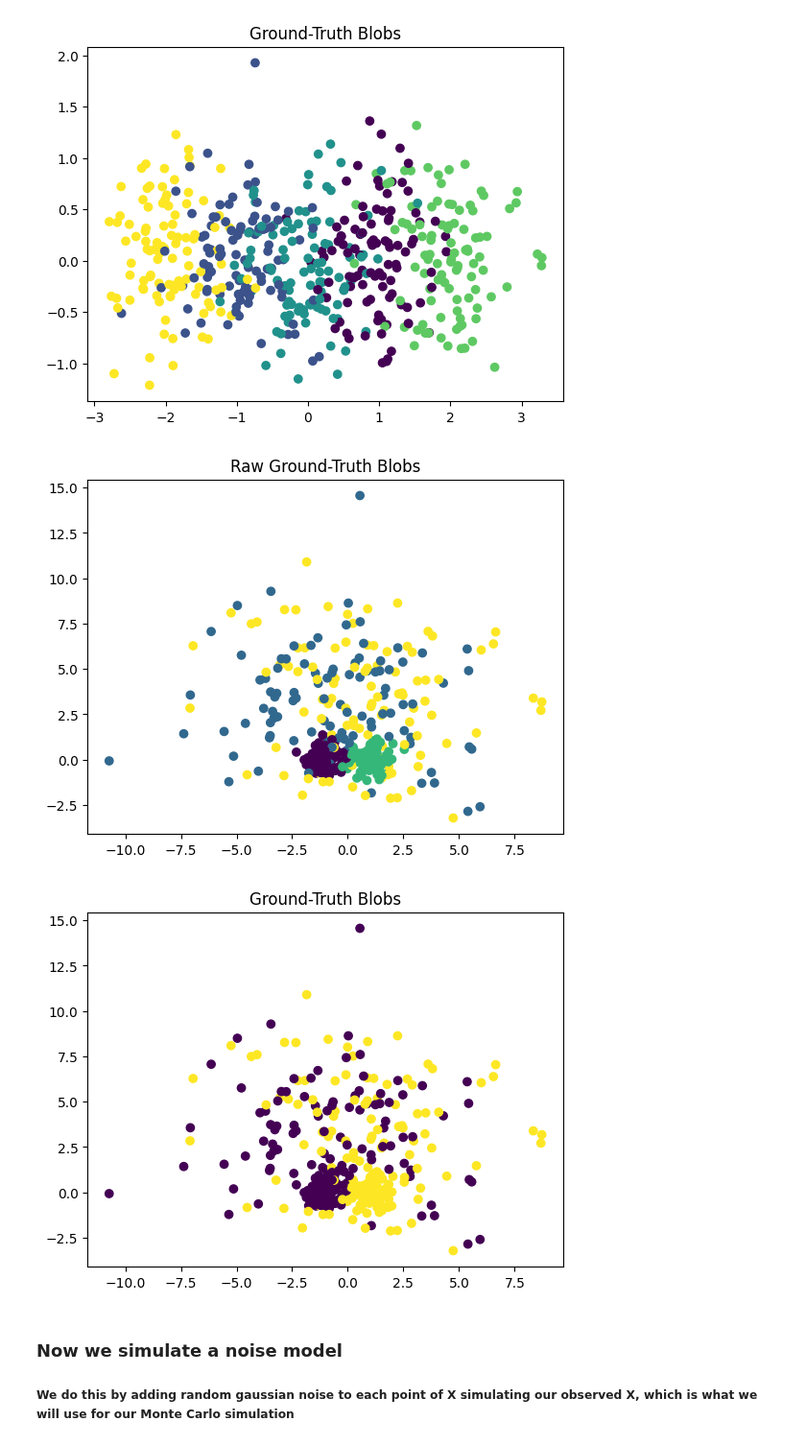
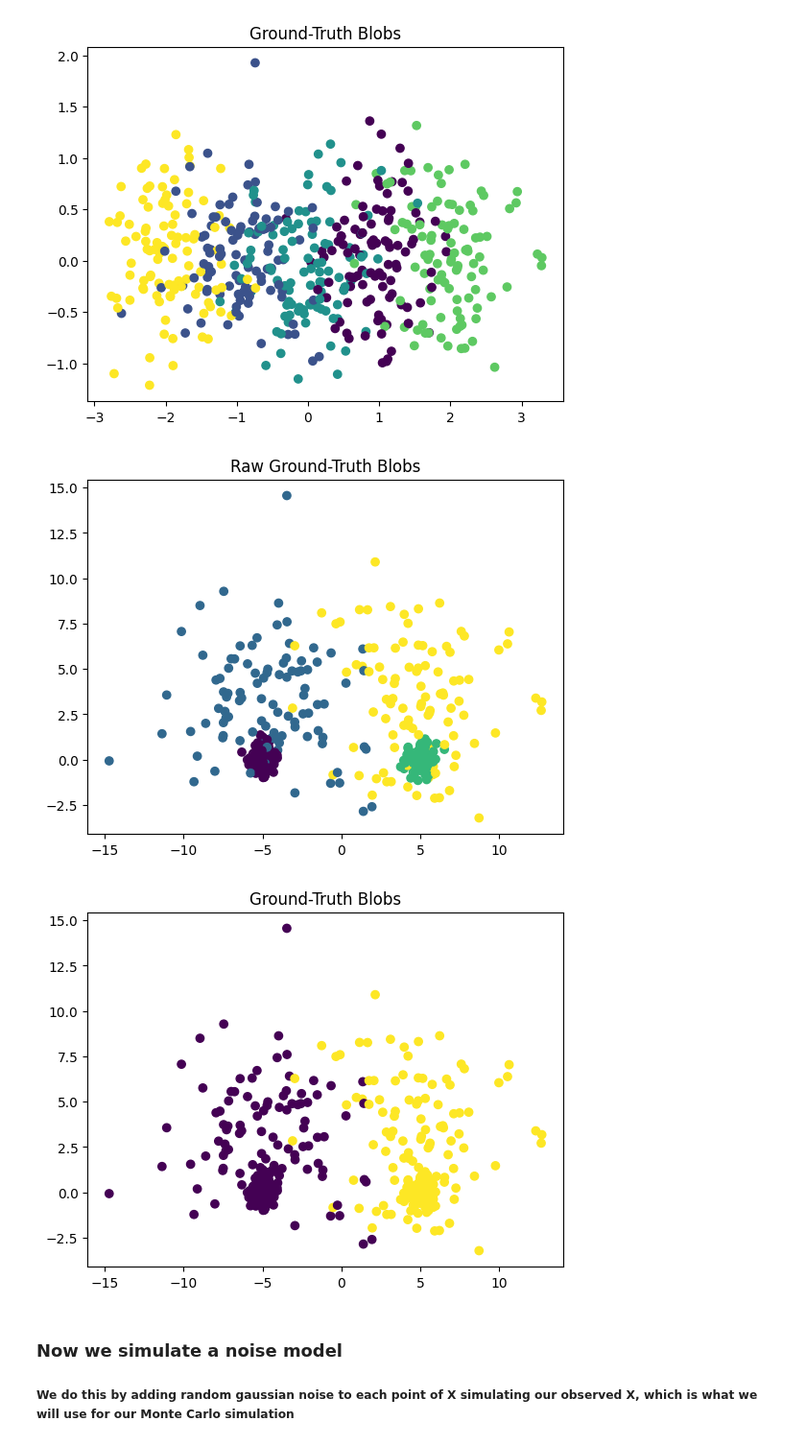
Before and after one commit to RobinB1lo/New-HDBSCAN, a Jupyter notebook: trials/probability_rank.ipynb, the cells around one changed output. Shown at 96% size. Drawn from its saved outputs; the diff is of its cells as text; code cells hidden in the pictures.

```diff
--- a/trials/probability_rank.ipynb
+++ b/trials/probability_rank.ipynb
@@ -18,30 +18,29 @@ plt.show ()
 # %% [output]
 [figure]
 # %%
-centers     = [[-1.0, 0.0], [-1.0, 3.0], [1.0, 0.0], [1.0, 3.0]]
-cluster_std = [0.5, 3.0, 0.5, 3.0]
+centers = [[-5.0, 0.0], [-5.0, 3.0], [5.0, 0.0], [5.0, 3.0]]
+clusters_std = [0.5, 3.0, 0.5, 3.0]
 
 n_per_comp = [100, 100, 100, 100]
 
 X, raw_labels = make_blobs(
-    n_samples    = n_per_comp,
-    centers      = centers,
-    cluster_std  = cluster_std,
+    n_samples = n_per_comp,
+    centers = centers,
+    cluster_std = clusters_std,
     random_state = 42
-    )
+)
 
-
-true_labels = (raw_labels >= 2).astype(int)
+true_labels = raw_labels // 2
 
 plt.scatter(X[:,0], X[:,1], c=raw_labels, cmap='viridis')
 plt.title("Raw Ground-Truth Blobs")
 plt.show()
 plt.scatter(X[:,0], X[:,1], c=true_labels, cmap='viridis')
 plt.title("Ground-Truth Blobs")
 plt.show()
 # %% [output]
-[figure, old version]
+[figure, new version]
-[figure, old version]
+[figure, new version]
 # %% [markdown]
 ### Now we simulate a noise model
 ##### We do this by adding random gaussian noise to each point of X simulating our observed X, which is what we will use for our Monte Carlo simulation
```
Also changed, not shown: parts of 5 cells of this notebook, 3 other files.
